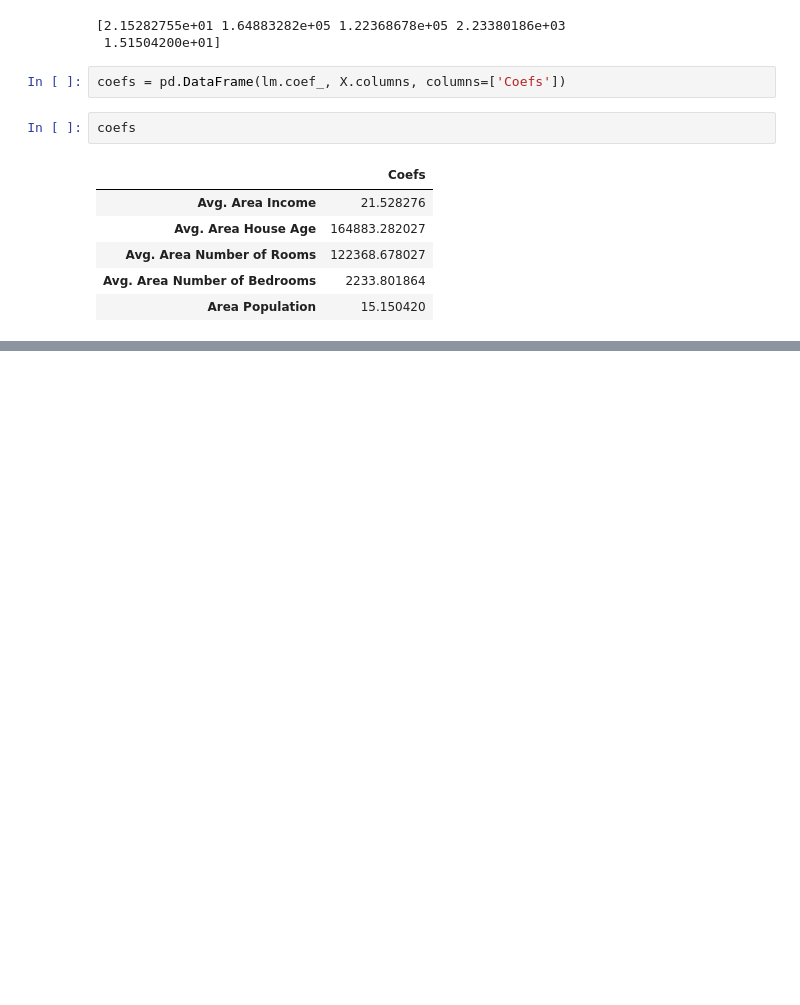
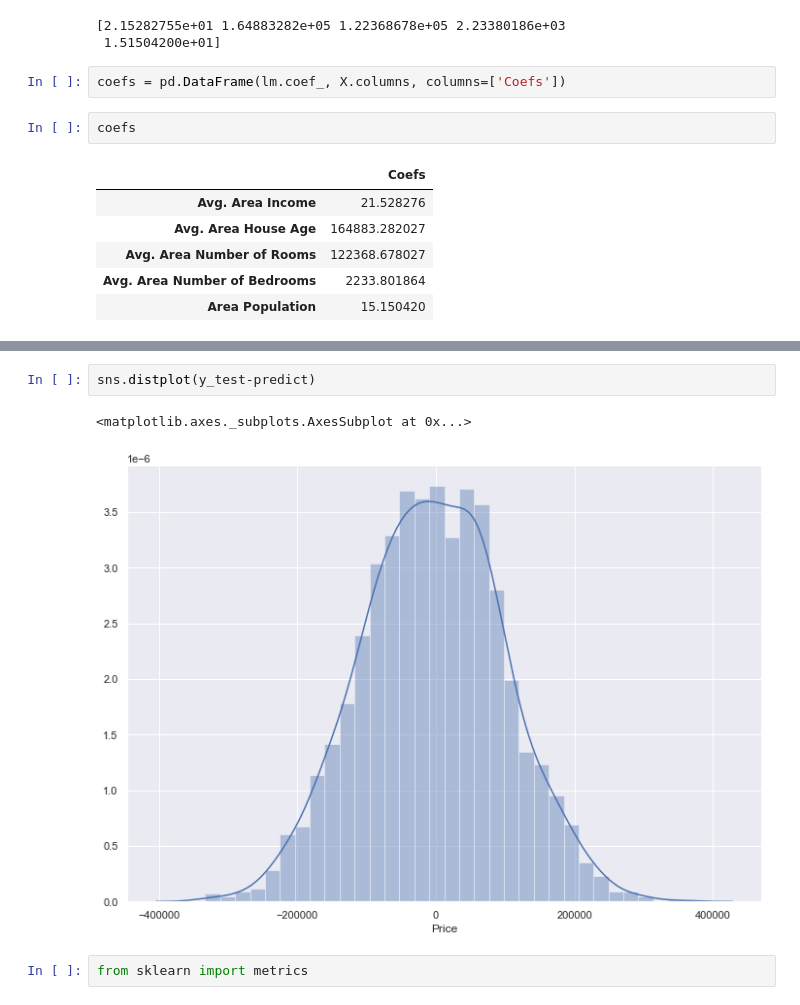
Before and after one commit to maledicente/cursos, a Jupyter notebook: Machine_Learning/USA Housing Price/Untitled.ipynb, the cells around one changed output, grey strips where cells are left out. Saved outputs shown, nothing was run; the diff lists cells and outputs as text; blank space fills up the shorter version.

```diff
--- a/Machine_Learning/USA Housing Price/Untitled.ipynb
+++ b/Machine_Learning/USA Housing Price/Untitled.ipynb
@@ -119,0 +127,7 @@ coefs
+# %%
+sns.distplot(y_test-predict)
+# %% [output]
+<matplotlib.axes._subplots.AxesSubplot at 0x...>
+[figure, added]
+# %%
+from sklearn import metrics
```
Also changed, not shown: parts of 3 cells of this notebook, 2 other files.
